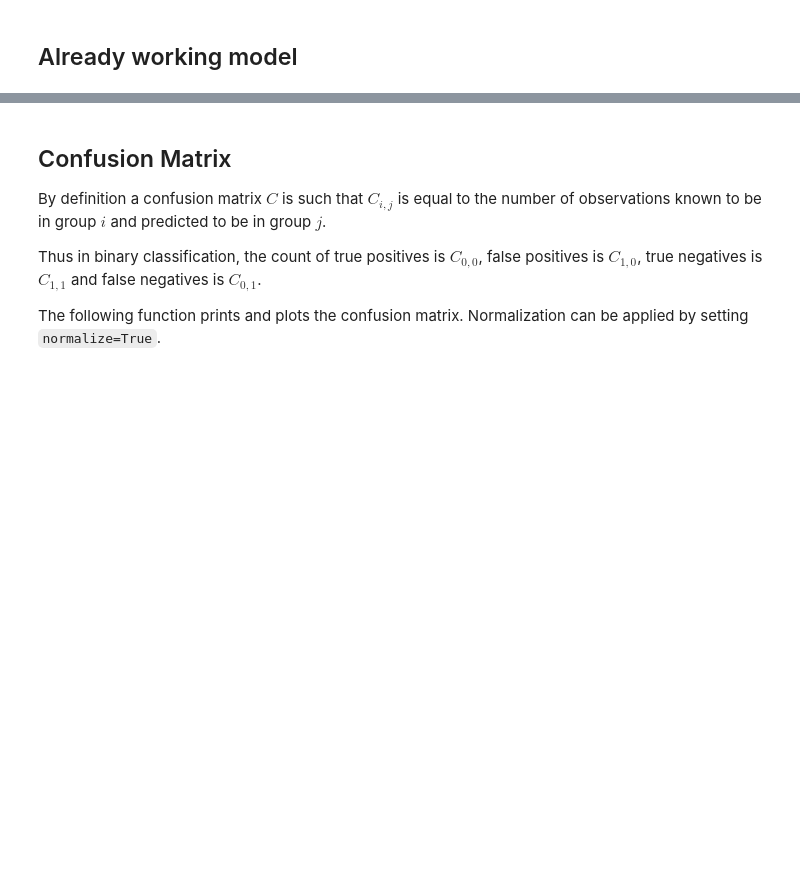
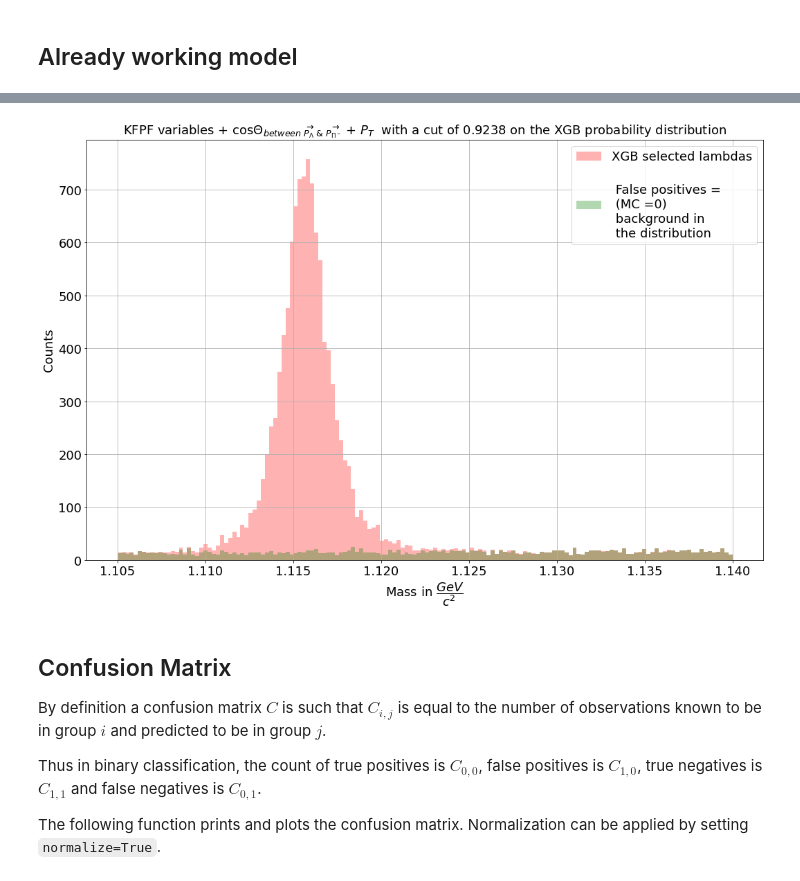
Before and after one commit to CBM-ML/XGB, a Jupyter notebook: The Alice Approach ML XGB variablilty check.ipynb, the cells around one changed output, grey strips where cells are left out. Drawn from its saved outputs; the diff is of its cells as text; code cells hidden in the pictures; blank space fills up the shorter version.

```diff
--- a/The Alice Approach ML XGB variablilty check.ipynb
+++ b/The Alice Approach ML XGB variablilty check.ipynb
@@ -83,0 +78,7 @@ df_original = read_root('/home/shahid/cbmsoft/Data/10k_events_PFSimplePlainTree.
+# %%
+import uproot
+file = uproot.open('/home/shahid/cbmsoft/Data/10k_events_PFSimplePlainTree.root:PlainTree', library='pd', decompression_executor=executor,
+                                  interpretation_executor=executor).arrays(library='np',decompression_executor=executor,
+                                  interpretation_executor=executor)
+import gc
+gc.collect()
@@ -83,0 +87,3 @@ df_original = read_root('/home/shahid/cbmsoft/Data/10k_events_PFSimplePlainTree.
+# %%
+df_original= pd.DataFrame(data=file)
+del file
@@ -300,27 +356,29 @@ cut_visualization(test_best)
 # %%
 cut3 = test_best
-mask1 = df_clean['xgb_preds']>cut3
+mask1 = df_clean['xgb_preds']>test_best
 df3=df_clean[mask1]
 fig, axs = plt.subplots(figsize=(15, 10))
 
 range1= (1.105, 1.14)
 bins1 = 150
 
 #xgb
 
 df3_new = df3[df3['issignal']==1]
 df3_new1 = df3[df3['issignal']==0]
 df3['mass'].plot.hist(bins = bins1, range=range1, facecolor='red',alpha = 0.3,grid=True,sharey=True)
 #df3_new['mass'].plot.hist(bins = 300, range=range1,facecolor='blue',alpha = 0.3,grid=True,sharey=True)
 df3_new1['mass'].plot.hist(bins = bins1, range=range1,facecolor='green',alpha = 0.3,grid=True,sharey=True)
 plt.legend(('XGB selected lambdas','\n False positives = \n (MC =0)\n background in \n the distribution' ), fontsize = 18, loc='upper right')
 #plt.rcParams["legend.loc"] = 'upper right'
 plt.title("KFPF variables + cos$\Theta_{between \ \overrightarrow{P_\Lambda} \  & \ \overrightarrow{P_{\Pi^-}}}$ + $P_T$  with a cut of %.4f "%cut3 +"on the XGB probability distribution", fontsize = 18)
 plt.xlabel("Mass in $\dfrac{GeV}{c^2}$", fontsize = 18)
 plt.ylabel("Counts", fontsize = 18)
 axs.tick_params(labelsize=18)
 fig.tight_layout()
 fig.savefig("whole_sample_invmass_with_ML.png")
+# %% [output]
+[figure, added]
 # %% [markdown]
 ## Confusion Matrix
 
```
Also changed, not shown: parts of 27 cells of this notebook.
